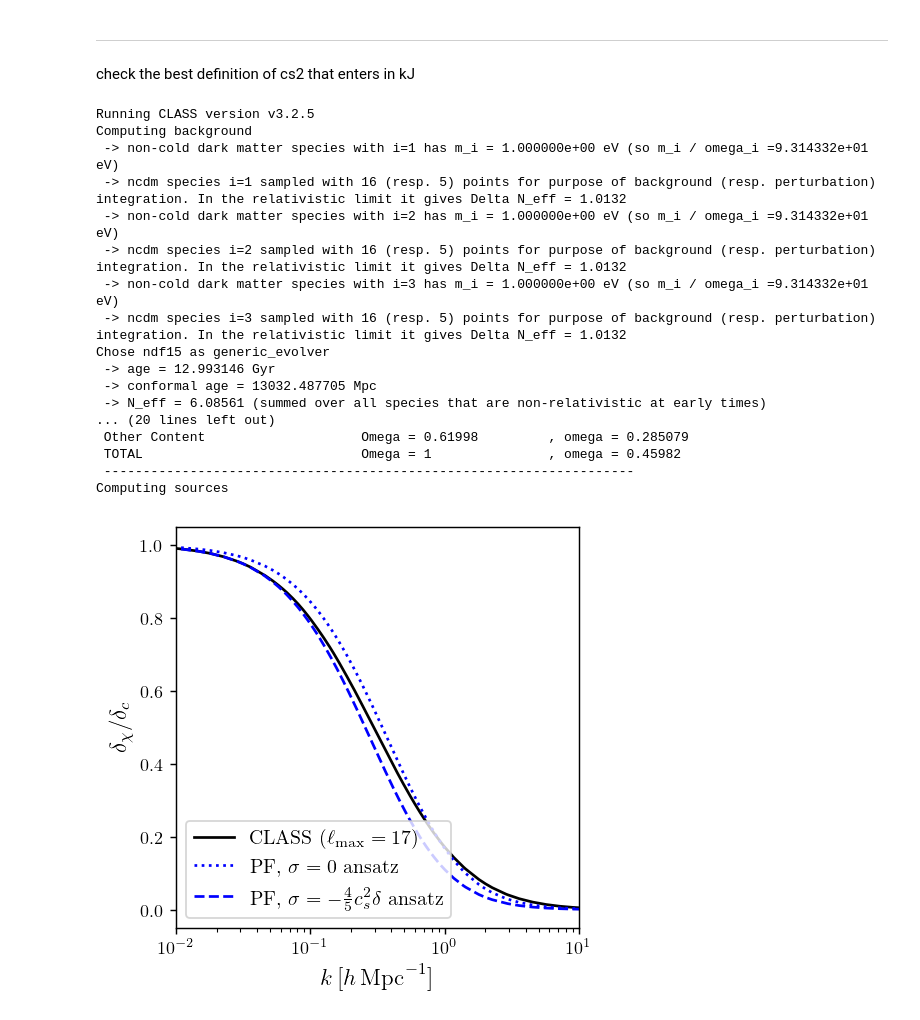
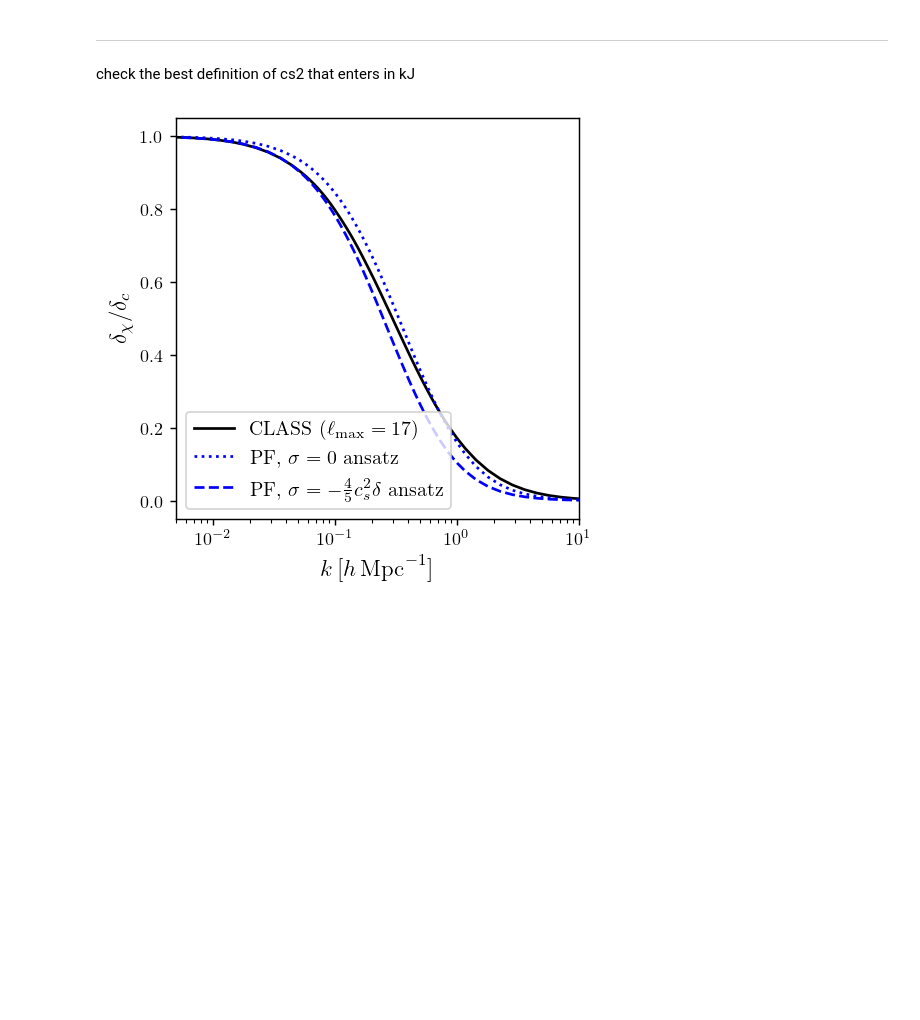
Before and after one commit to fverd/class, a Jupyter notebook: soundspeed-scripts/neutrinos_perfectfluid.ipynb, the cells around one changed output. Saved outputs shown, nothing was run; the diff lists cells and outputs as text; code cells hidden in the pictures; blank space fills up the shorter version.

```diff
--- a/soundspeed-scripts/neutrinos_perfectfluid.ipynb
+++ b/soundspeed-scripts/neutrinos_perfectfluid.ipynb
@@ -175,44 +175,43 @@ plt.show()
 # %% [markdown]
 ----
 check the best definition of cs2 that enters in kJ
+# %%
+from scipy.integrate import odeint
+
+fx = nuCDM.Omega_nu/nuCDM.Omega_m()
+def lin_system(w,t):
+    dc,Tc,dx,Tx = w
+    ddcdt = Tc
+    dTcdt = -0.5*Tc+1.5*(1-fx)*dc+1.5*fx*dx
+    ddxdt = Tx
+    dTxdt = -0.5*Tx+1.5*(1-fx)*dc+1.5*(fx-np.exp(-t))*dx
+    return [ddcdt, dTcdt,ddxdt, dTxdt]
+tlin =np.linspace(-10,10, 510)
+w0 = [1,1-3/5*fx,0.,0.]
+linsol = odeint(lin_system, w0, tlin)
+g_full = interp1d(tlin,linsol[:,2]/linsol[:, 0], bounds_error=False, fill_value=(0,1))
+def g_an(t):
+    return  1 + 6 * np.exp(-t) * np.cos(np.sqrt(6) * np.exp(-t / 2)) * sici(np.sqrt(6) * np.exp(-t / 2))[1] - 3 * np.exp(-t) * np.pi * np.sin(np.sqrt(6) * np.exp(-t / 2)) + 6 * np.exp(-t) * np.sin(np.sqrt(6) * np.exp(-t / 2)) * sici(np.sqrt(6) * np.exp(-t / 2))[0]
 # %%
 dnu_dc_k = np.array([nuCDM.get_transfer(z=0)['d_ncdm[0]']/nuCDM.get_transfer(z=0)['d_cdm']])[0]
 kr = nuCDM.get_transfer(z=0)['k (h/Mpc)']
 
-def g_an(t):
-    return  1 + 6 * np.exp(-t) * np.cos(np.sqrt(6) * np.exp(-t / 2)) * sici(np.sqrt(6) * np.exp(-t / 2))[1] - 3 * np.exp(-t) * np.pi * np.sin(np.sqrt(6) * np.exp(-t / 2)) + 6 * np.exp(-t) * np.sin(np.sqrt(6) * np.exp(-t / 2)) * sici(np.sqrt(6) * np.exp(-t / 2))[0]
+k_FS0=np.sqrt(3/2*nuCDM.Omega0_m())*(nubck['H [1/Mpc]'][-1]/nuCDM.h())/(np.sqrt(cs2_nu_z(0.)))
 
 plt.figure(figsize=(4,4), dpi=130)
 
 plt.plot(kr, dnu_dc_k, 'k', label='CLASS $(\ell_{\mathrm{max}}=17)$')
-plt.plot(kr, g_an(-2*np.log(kr/(0.526))), 'b:', label = r'PF, $\sigma = 0$ ansatz')
-plt.plot(kr, g_an(-2*np.log(kr/(np.sqrt(5/9)*0.526))), 'b--', label = r'PF, $\sigma = -\frac{4}{5}c_s^2\delta$ ansatz')
+plt.plot(kr, g_full(-2*np.log(kr/k_FS0)), 'b:', label = r'PF, $\sigma = 0$ ansatz')
+plt.plot(kr, g_full(-2*np.log(kr/(np.sqrt(5/9)*k_FS0))), 'b--', label = r'PF, $\sigma = -\frac{4}{5}c_s^2\delta$ ansatz')
 
-plt.xlim([1.e-2,10])
+plt.xlim([5.e-3,10])
 plt.xscale('log')
 plt.xlabel(r'$k\, [h\, \mathrm{Mpc}^{-1}]$', fontsize=13)
 plt.ylabel(r'$\delta_{\chi}/\delta_c$', fontsize=13)
 
 plt.legend(loc='lower left', fontsize=11)
 # plt.savefig('/home/fverdian/class/soundspeed-scripts/figure/chi_vs_PF.pdf',bbox_inches='tight')
 
 plt.show()
 # %% [output]
-Running CLASS version v3.2.5
-Computing background
- -> non-cold dark matter species with i=1 has m_i = 1.000000e+00 eV (so m_i / omega_i =9.314332e+01 eV)
- -> ncdm species i=1 sampled with 16 (resp. 5) points for purpose of background (resp. perturbation) integration. In the relativistic limit it gives Delta N_eff = 1.0132
- -> non-cold dark matter species with i=2 has m_i = 1.000000e+00 eV (so m_i / omega_i =9.314332e+01 eV)
- -> ncdm species i=2 sampled with 16 (resp. 5) points for purpose of background (resp. perturbation) integration. In the relativistic limit it gives Delta N_eff = 1.0132
- -> non-cold dark matter species with i=3 has m_i = 1.000000e+00 eV (so m_i / omega_i =9.314332e+01 eV)
- -> ncdm species i=3 sampled with 16 (resp. 5) points for purpose of background (resp. perturbation) integration. In the relativistic limit it gives Delta N_eff = 1.0132
-Chose ndf15 as generic_evolver
- -> age = 12.993146 Gyr
- -> conformal age = 13032.487705 Mpc
- -> N_eff = 6.08561 (summed over all species that are non-relativistic at early times)
-... (20 lines left out)
- Other Content                    Omega = 0.61998         , omega = 0.285079
- TOTAL                            Omega = 1               , omega = 0.45982
- --------------------------------------------------------------------
-Computing sources
-[figure, old version]
+[figure, new version]
```
Also changed, not shown: parts of 1 cell of this notebook, 1 other file.
